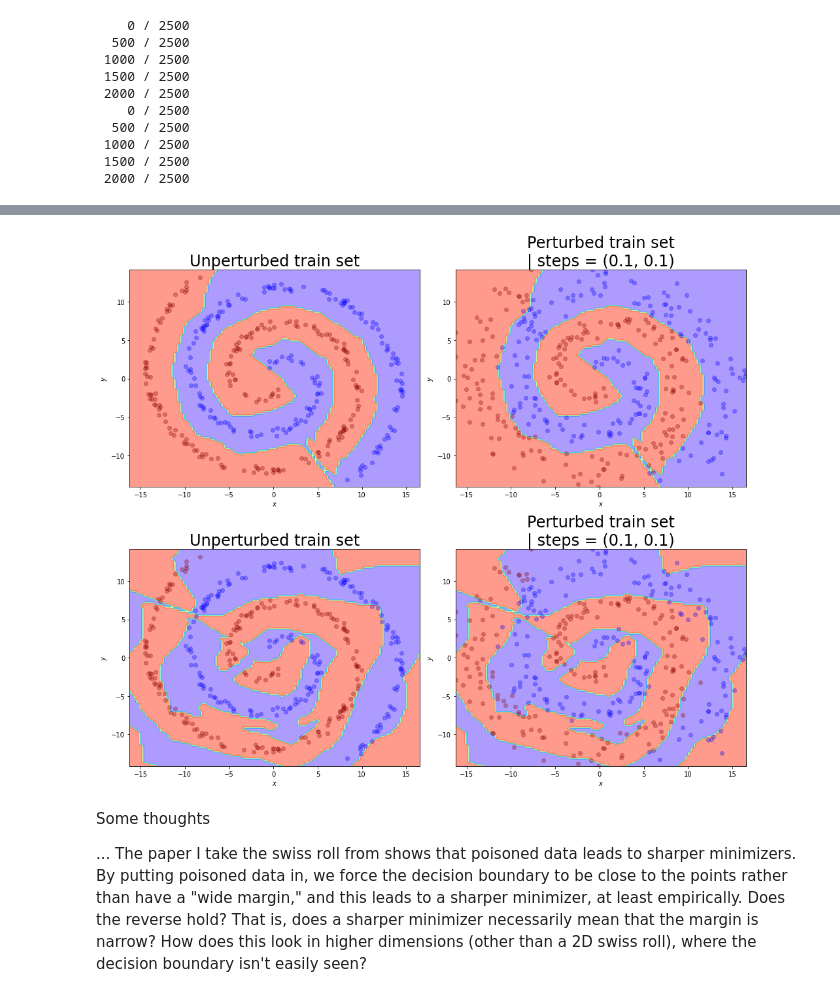
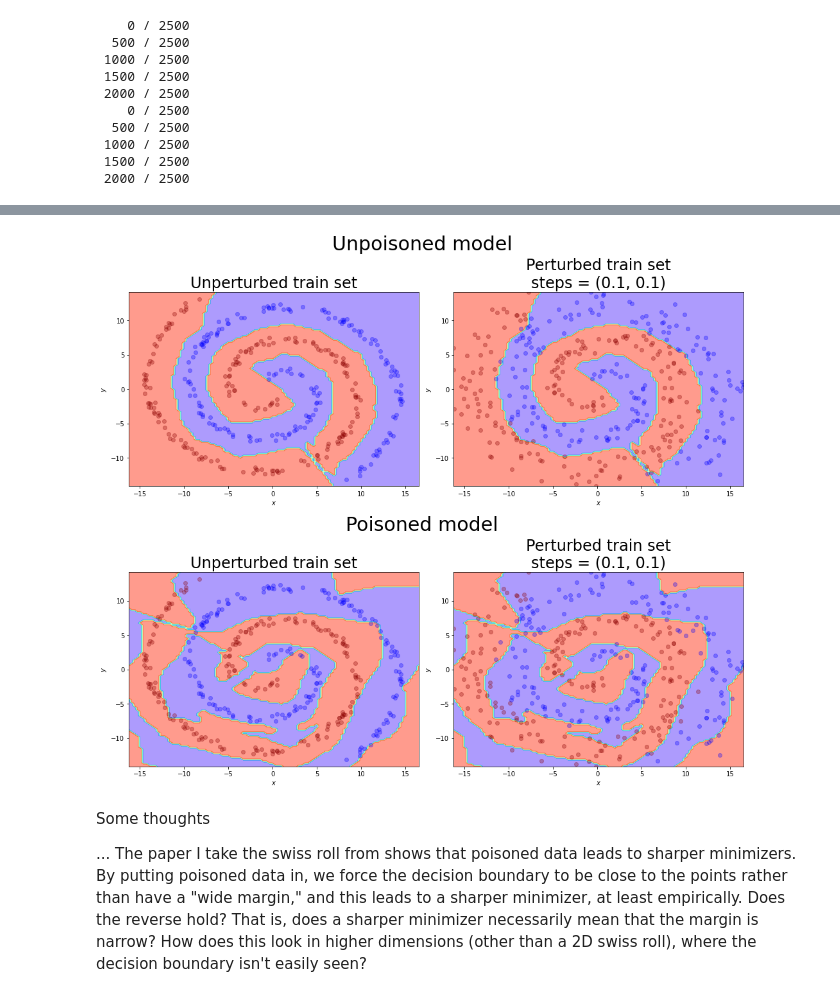
Before and after one commit to Burt360/loss-surfaces-in-data, a Jupyter notebook: swissroll.ipynb, the cells around one changed output, grey strips where cells are left out. Saved outputs shown, nothing was run; the diff lists cells and outputs as text; code cells hidden in the pictures.

```diff
--- a/swissroll.ipynb
+++ b/swissroll.ipynb
@@ -1104,33 +1122,41 @@ plot_loss_surface_dataspace(plogtrain_losses, xsteps, ysteps, norm)
 # %%
 steps = 0.1, 0.1
 perturbed_dataset = get_perturbed_dataset(train_set, dirs, steps)
 
 xls, yls = get_xls_yls(train_set, perturbed_dataset)
 
-fig, axs = plt.subplots(2, 2, figsize=(14, 12))
+fig = plt.figure(layout="constrained", figsize=(14, 12))
+subfigs = fig.subfigures(2, 1)
 
 # Unpoisoned model
-ax = axs[0,0]
+axs = subfigs[0].subplots(1, 2)
+
+ax = axs[0]
 plot_decision_boundary(model, train_set, xls, yls, ax)
 ax.set_title("Unperturbed train set", fontsize=24)
 
-ax = axs[0,1]
+ax = axs[1]
 plot_decision_boundary(model, perturbed_dataset, xls, yls, ax)
-ax.set_title(f"Perturbed train set\n| steps = {steps}", fontsize=24)
+ax.set_title(f"Perturbed train set\nsteps = {steps}", fontsize=24)
+
+subfigs[0].suptitle("Unpoisoned model", fontsize=30)
 
 # Poisoned model
-ax = axs[1,0]
+axs = subfigs[1].subplots(1, 2)
+
+ax = axs[0]
 plot_decision_boundary(pmodel, train_set, xls, yls, ax)
 ax.set_title("Unperturbed train set", fontsize=24)
 
-ax = axs[1,1]
+ax = axs[1]
 plot_decision_boundary(pmodel, perturbed_dataset, xls, yls, ax)
-ax.set_title(f"Perturbed train set\n| steps = {steps}", fontsize=24)
+ax.set_title(f"Perturbed train set\nsteps = {steps}", fontsize=24)
 
-fig.tight_layout()
+subfigs[1].suptitle("Poisoned model", fontsize=30)
+
 fig.show()
 # %% [output]
-[figure, old version]
+[figure, new version]
 # %% [markdown]
 Some thoughts
 
```
Also changed, not shown: parts of 10 cells of this notebook.
